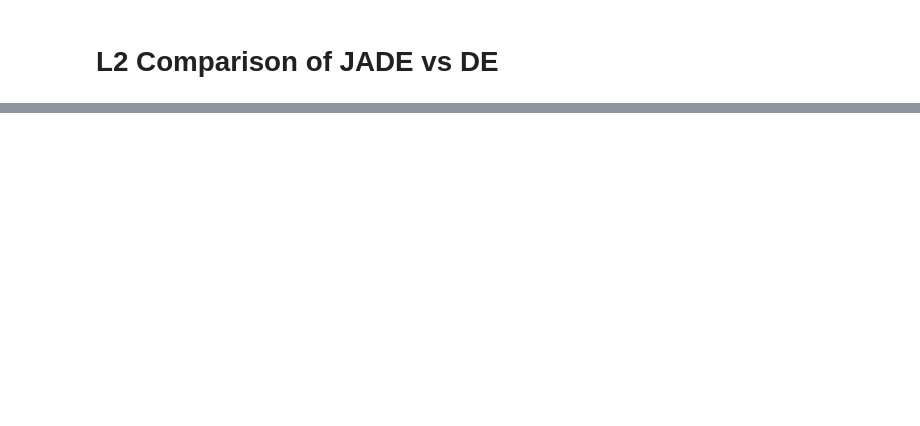
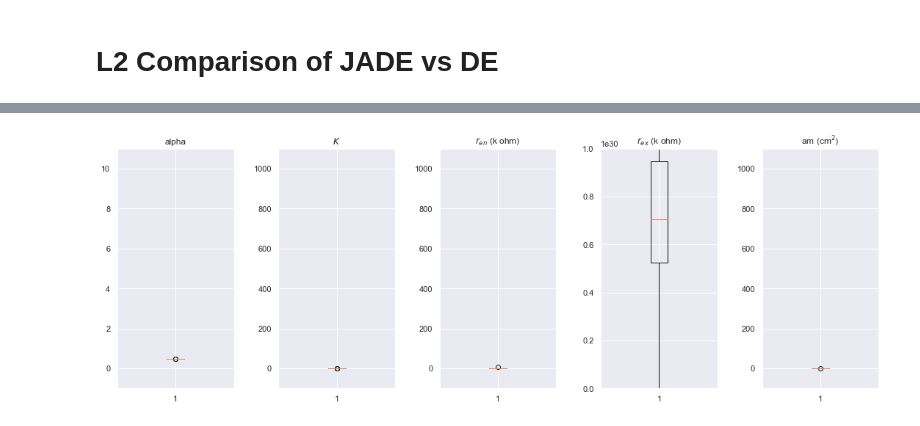
Before and after one commit to cjekel/equiv_circuit_blue_data, a Jupyter notebook: compare_DE_to_JADE.ipynb, the cells around one changed output, grey strips where cells are left out. Saved outputs shown, nothing was run; the diff lists cells and outputs as text; code cells hidden in the pictures; blank space fills up the shorter version.

Commit message:
update boxplot for presentation

```diff
--- a/compare_DE_to_JADE.ipynb
+++ b/compare_DE_to_JADE.ipynb
@@ -559,0 +562,16 @@ plt.savefig('figs_JADE_vs_DE/lk2.pdf', bbox_inches='tight', dpi=300)
+# %%
+fig, ax = plt.subplots(1, 5, sharey=False)
+fig.set_size_inches(15, 5)
+plt.tight_layout(pad=0.4, w_pad=2.5, h_pad=1.0)
+for i in range(5):
+    ax[i].boxplot(xs_lk2_DE[:, i])
+    ax[i].set_title(labels[i])
+    if i == 3:
+        ax[i].set_ylim(bounds[i,0]-1e10, bounds[i,1]+1e10)
+    elif i == 1 or i == 2 or i == 4:
+        ax[i].set_ylim(bounds[i,0]-100, bounds[i,1]+100)
+    else:
+        ax[i].set_ylim(bounds[i,0]-1, bounds[i,1]+1)
+plt.savefig('figs_JADE_vs_DE/lk2_de.pdf', bbox_inches='tight', dpi=300)
+# %% [output]
+[figure, added]
```
Also changed, not shown: parts of 6 cells of this notebook, 4 other files.
